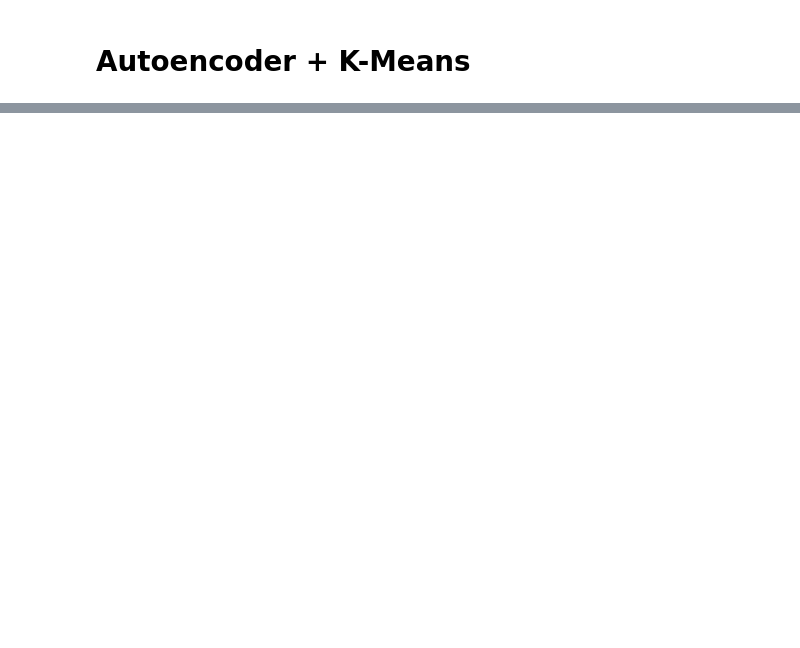
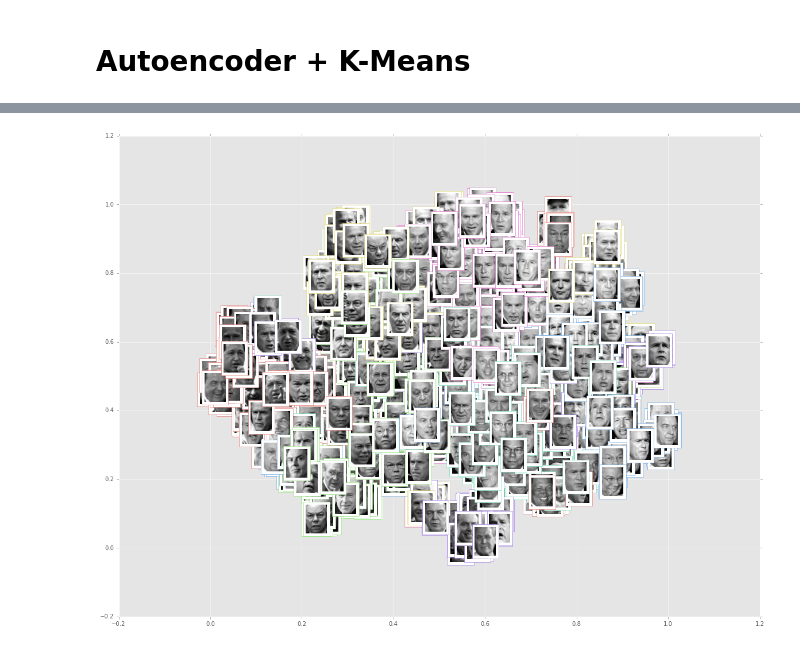
Before and after one commit to hisarack/ImageClustering, a Jupyter notebook: ToyDataset.ipynb, the cells around one changed output, grey strips where cells are left out. Cells and saved outputs as stored; diff of their text form; code cells hidden in the pictures; blank space fills up the shorter version.

```diff
--- a/ToyDataset.ipynb
+++ b/ToyDataset.ipynb
@@ -142,2 +142,87 @@ cluster=7, v_measure_score=0.0616699589578
 # %% [markdown]
 # Autoencoder + K-Means
+# %%
+from keras.layers import Input, Dense
+from keras.models import Model
+
+from sklearn.cluster import KMeans
+from sklearn.metrics.cluster import v_measure_score
+
+X = lfw_people.data
+y_true = lfw_people.target
+n_clusters = 7
+print X.shape
+print y_true.shape
+
+
+# normalize
+X_ae = X.astype('float32')
+X_min, X_max = np.min(X_ae, 0), np.max(X_ae, 0)
+X_ae = (X_ae - X_min) / (X_max - X_min)
+X_ae = X_ae.reshape((len(X_ae), np.prod(X_ae.shape[1:])))
+
+# auto-encoder
+img_dim = X_ae.shape[1]
+input_img = Input(shape=(img_dim,))
+encoded1 = Dense(128, activation='relu')(input_img)
+decoded1 = Dense(img_dim, activation='sigmoid')(encoded1)
+autoencoder1 = Model(input_img, decoded1)
+autoencoder1.compile(optimizer='adadelta', loss='binary_crossentropy')
+autoencoder1.fit(
+    X_ae, X_ae,
+    epochs=500,
+    batch_size=256,
+    shuffle=True,
+    validation_split=0.2,
+    verbose=False
+)
+print('stacked 1 times!')
+
+encoded2 = Dense(128, activation='relu')(input_img)
+encoded2 = Dense(64, activation='relu')(encoded2)
+decoded2 = Dense(128, activation='relu')(encoded2)
+decoded2 = Dense(img_dim, activation='sigmoid')(decoded2)
+autoencoder2 = Model(input_img, decoded2)
+autoencoder2.compile(optimizer='adadelta', loss='binary_crossentropy')
+autoencoder2.layers[1].set_weights(autoencoder1.layers[1].get_weights())
+autoencoder2.layers[-1].set_weights(autoencoder1.layers[-1].get_weights())
+autoencoder2.fit(
+    X_ae, X_ae,
+    epochs=500,
+    batch_size=256,
+    shuffle=True,
+    validation_split=0.2,
+    verbose=False
+)
+print('stacked 2 times!')
+
+encoded3 = Dense(128, activation='relu')(input_img)
+encoded3 = Dense(64, activation='relu')(encoded3)
+encoded3 = Dense(32, activation='relu')(encoded3)
+decoded3 = Dense(64, activation='relu')(encoded3)
+decoded3 = Dense(128, activation='relu')(decoded3)
+decoded3 = Dense(img_dim, activation='sigmoid')(decoded3)
+autoencoder3 = Model(input_img, decoded3)
+encoder3 = Model(input_img, encoded3)
+autoencoder3.compile(optimizer='adadelta', loss='binary_crossentropy')
+autoencoder3.layers[1].set_weights(autoencoder2.layers[1].get_weights())
+autoencoder3.layers[2].set_weights(autoencoder2.layers[2].get_weights())
+autoencoder3.layers[-2].set_weights(autoencoder2.layers[-2].get_weights())
+autoencoder3.layers[-1].set_weights(autoencoder2.layers[-1].get_weights())
+autoencoder3.fit(
+    X_ae, X_ae,
+    epochs=500,
+    batch_size=256,
+    shuffle=True,
+    validation_split=0.2,
+    verbose=False
+)
+print('stacked 3 times!')
+
+X_encoded = encoder3.predict(X_ae)
+kmeans = KMeans(n_clusters=n_clusters, random_state=0).fit(X_encoded)
+y_pred = kmeans.labels_
+score = v_measure_score(y_true, y_pred)
+print('cluster={}, v_measure_score={}'.format(n_clusters, score))
+virtualize_2d(X_encoded, y_pred, lfw_people, plt.cm.gray, n_clusters)
+# %% [output]
@@ -143,0 +242 @@ cluster=7, v_measure_score=0.0616699589578
+[figure, added]
```
Also changed, not shown: parts of 7 cells of this notebook.
